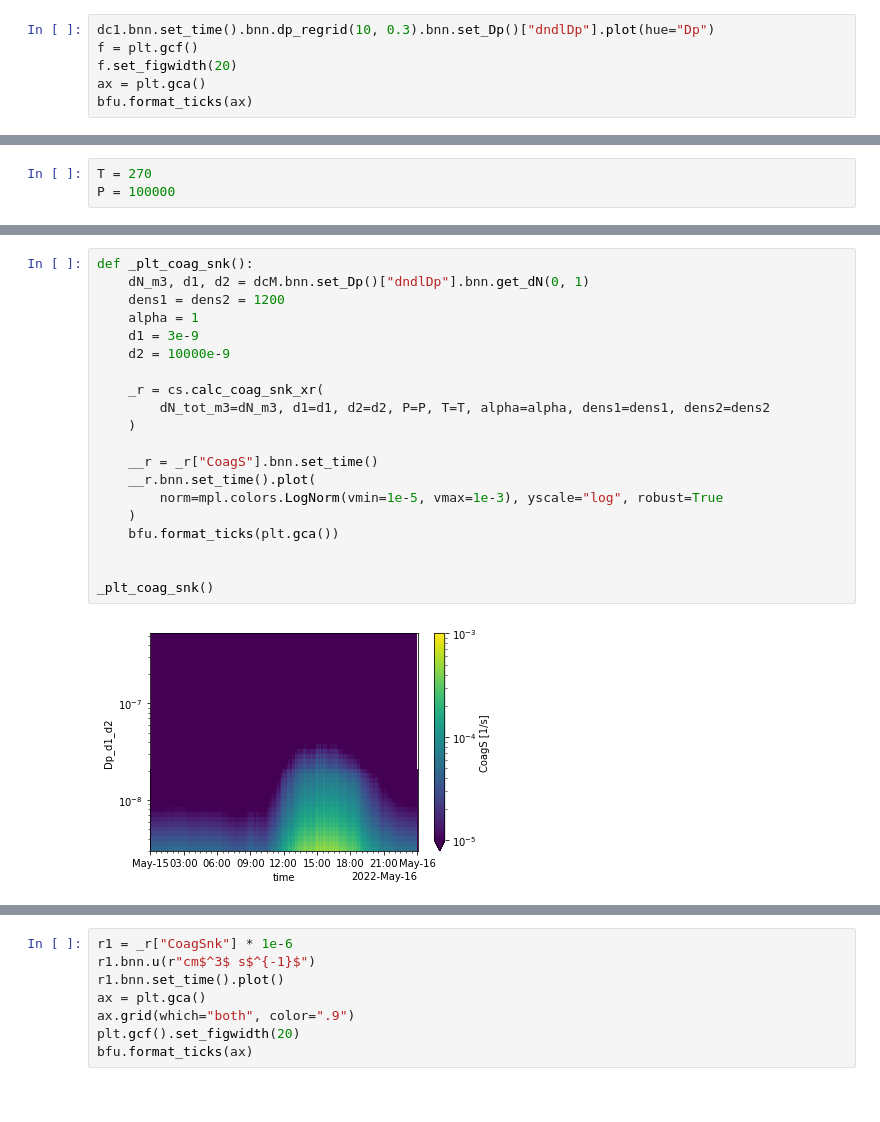
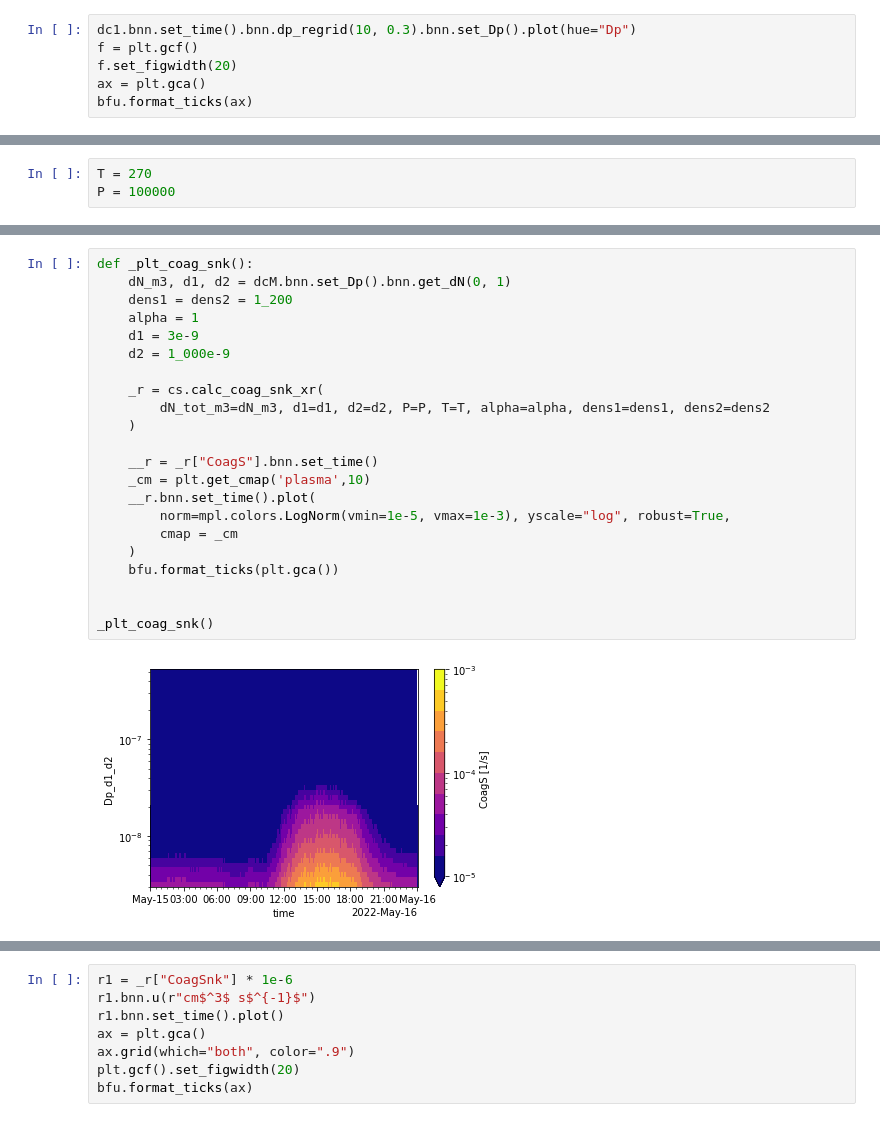
Before and after one commit to daliagachc/bnn-tools-repo, a Jupyter notebook: nbs/z020_cs_condensation_sink.ipynb, the cells around one changed output, grey strips where cells are left out. Drawn from its saved outputs; the diff is of its cells as text.

```diff
--- a/nbs/z020_cs_condensation_sink.ipynb
+++ b/nbs/z020_cs_condensation_sink.ipynb
@@ -227,7 +236,7 @@ dc = fu.combine_2_spectras(dsp2, dsn2, cut_dim="lDp", cut_point=np.log10(Dp_cut)
 
 dc1 = fu.combine_2_spectras(dc, dss2, cut_dim="lDp", cut_point=np.log10(Dp_cut1))
 # %%
-dc1.bnn.set_time().bnn.dp_regrid(10, 0.3).bnn.set_Dp()["dndlDp"].plot(hue="Dp")
+dc1.bnn.set_time().bnn.dp_regrid(10, 0.3).bnn.set_Dp().plot(hue="Dp")
 f = plt.gcf()
 f.set_figwidth(20)
 ax = plt.gca()
@@ -383,23 +391,25 @@ _plt1(100e-9, 1000e-9)
 # %%
 def _plt_coag_snk():
-    dN_m3, d1, d2 = dcM.bnn.set_Dp()["dndlDp"].bnn.get_dN(0, 1)
-    dens1 = dens2 = 1200
+    dN_m3, d1, d2 = dcM.bnn.set_Dp().bnn.get_dN(0, 1)
+    dens1 = dens2 = 1_200
     alpha = 1
     d1 = 3e-9
-    d2 = 10000e-9
+    d2 = 1_000e-9
 
     _r = cs.calc_coag_snk_xr(
         dN_tot_m3=dN_m3, d1=d1, d2=d2, P=P, T=T, alpha=alpha, dens1=dens1, dens2=dens2
     )
 
     __r = _r["CoagS"].bnn.set_time()
+    _cm = plt.get_cmap('plasma',10)
     __r.bnn.set_time().plot(
-        norm=mpl.colors.LogNorm(vmin=1e-5, vmax=1e-3), yscale="log", robust=True
+        norm=mpl.colors.LogNorm(vmin=1e-5, vmax=1e-3), yscale="log", robust=True,
+        cmap = _cm
     )
     bfu.format_ticks(plt.gca())
 
 
 _plt_coag_snk()
 # %% [output]
-[figure, old version]
+[figure, new version]
 # %%
```
Also changed, not shown: parts of 25 cells of this notebook, 1 other file.
